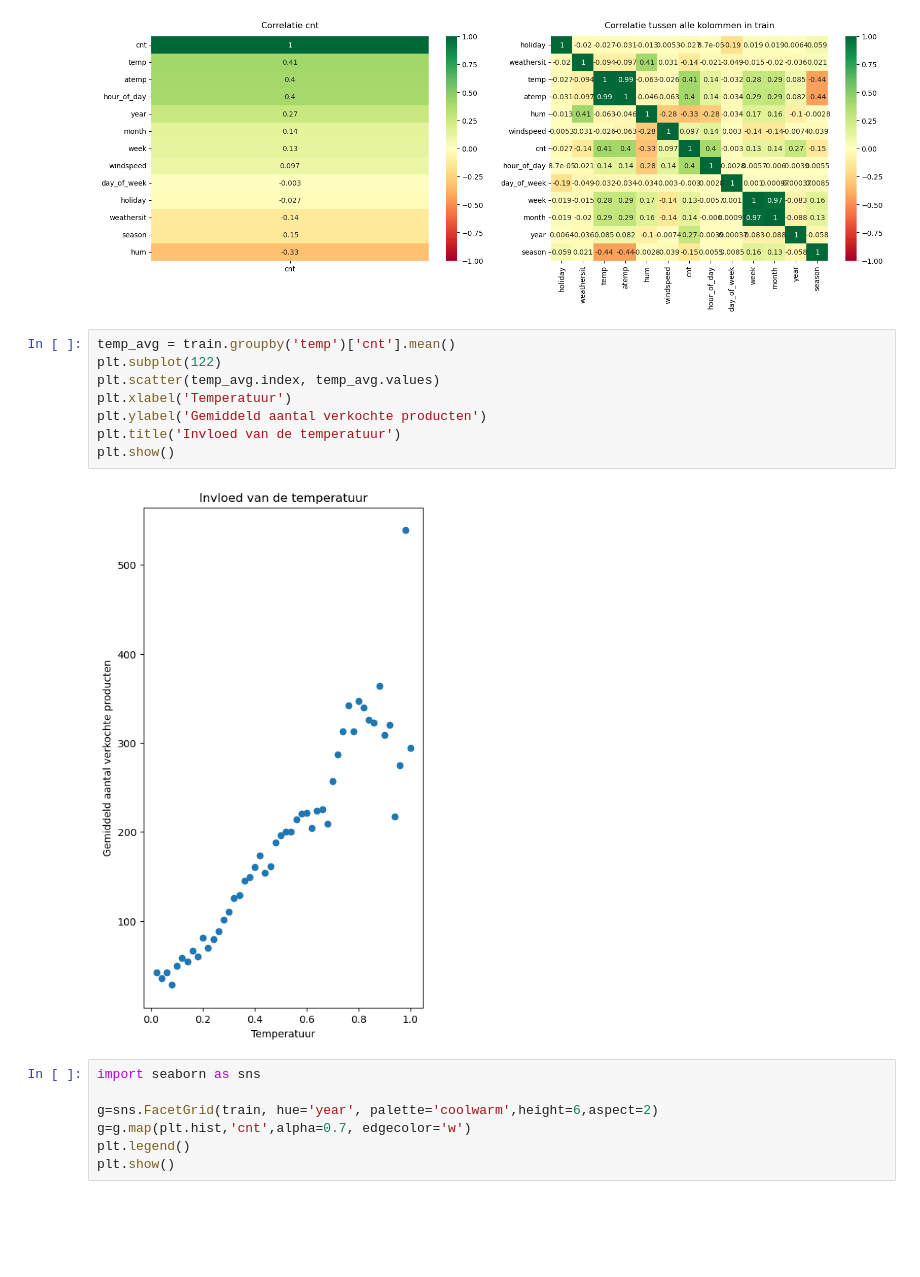
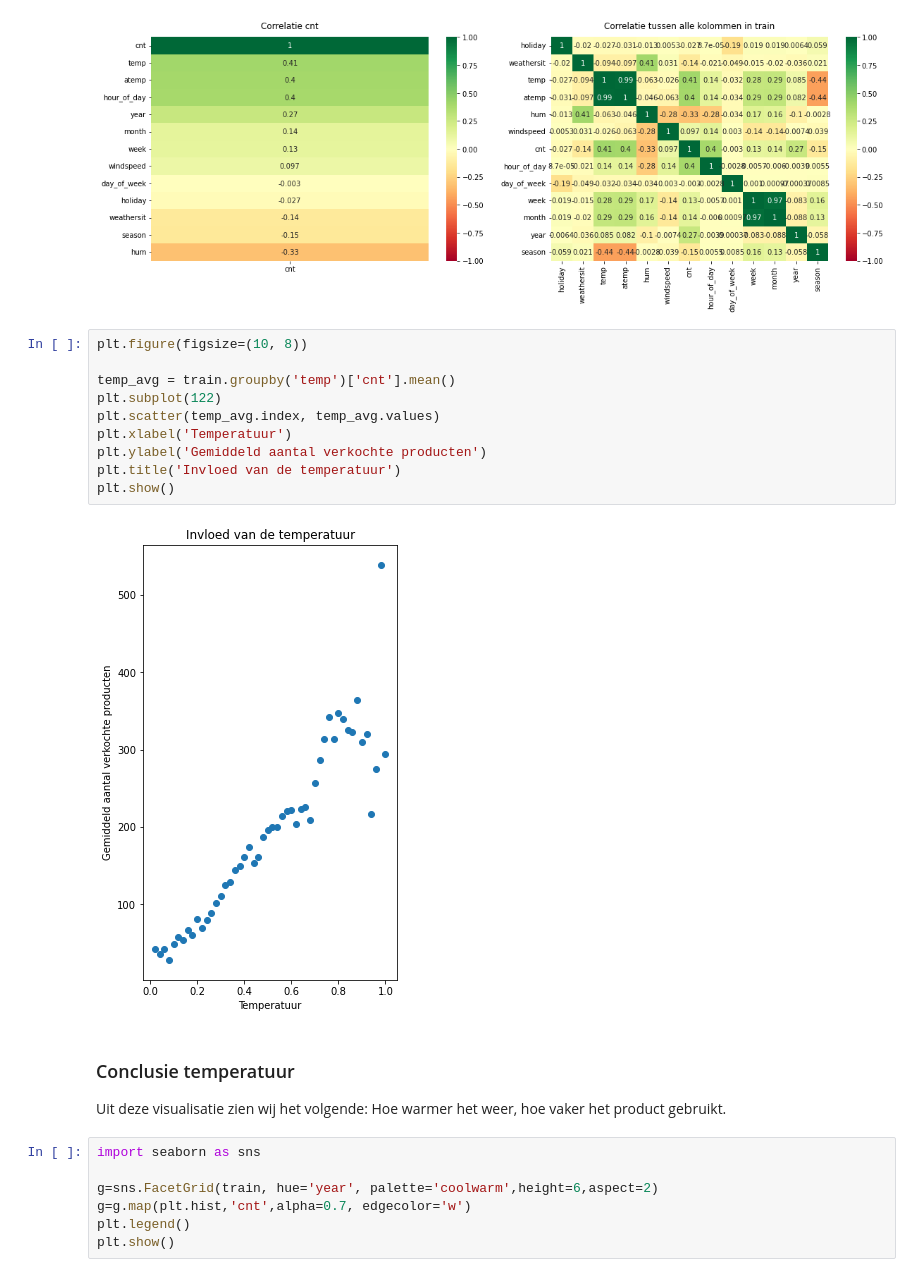
Before and after one commit to NimaGhafar/machine_learning_deurwaardes, a Jupyter notebook: Heethoofd_Portfolio.ipynb, the cells around one changed output. Drawn from its saved outputs; the diff is of its cells as text; blank space fills up the shorter version.

```diff
--- a/Heethoofd_Portfolio.ipynb
+++ b/Heethoofd_Portfolio.ipynb
@@ -306,15 +329,20 @@ plt.show()
 # %% [output]
 [figure]
 # %%
+plt.figure(figsize=(10, 8))
+
 temp_avg = train.groupby('temp')['cnt'].mean()
 plt.subplot(122)
 plt.scatter(temp_avg.index, temp_avg.values)
 plt.xlabel('Temperatuur')
 plt.ylabel('Gemiddeld aantal verkochte producten')
 plt.title('Invloed van de temperatuur')
 plt.show()
 # %% [output]
-[figure, old version]
+[figure, new version]
+# %% [markdown]
+### Conclusie temperatuur
+Uit deze visualisatie zien wij het volgende: Hoe warmer het weer, hoe vaker het product gebruikt.
 # %%
 import seaborn as sns
 
```
Also changed, not shown: parts of 10 cells of this notebook.
